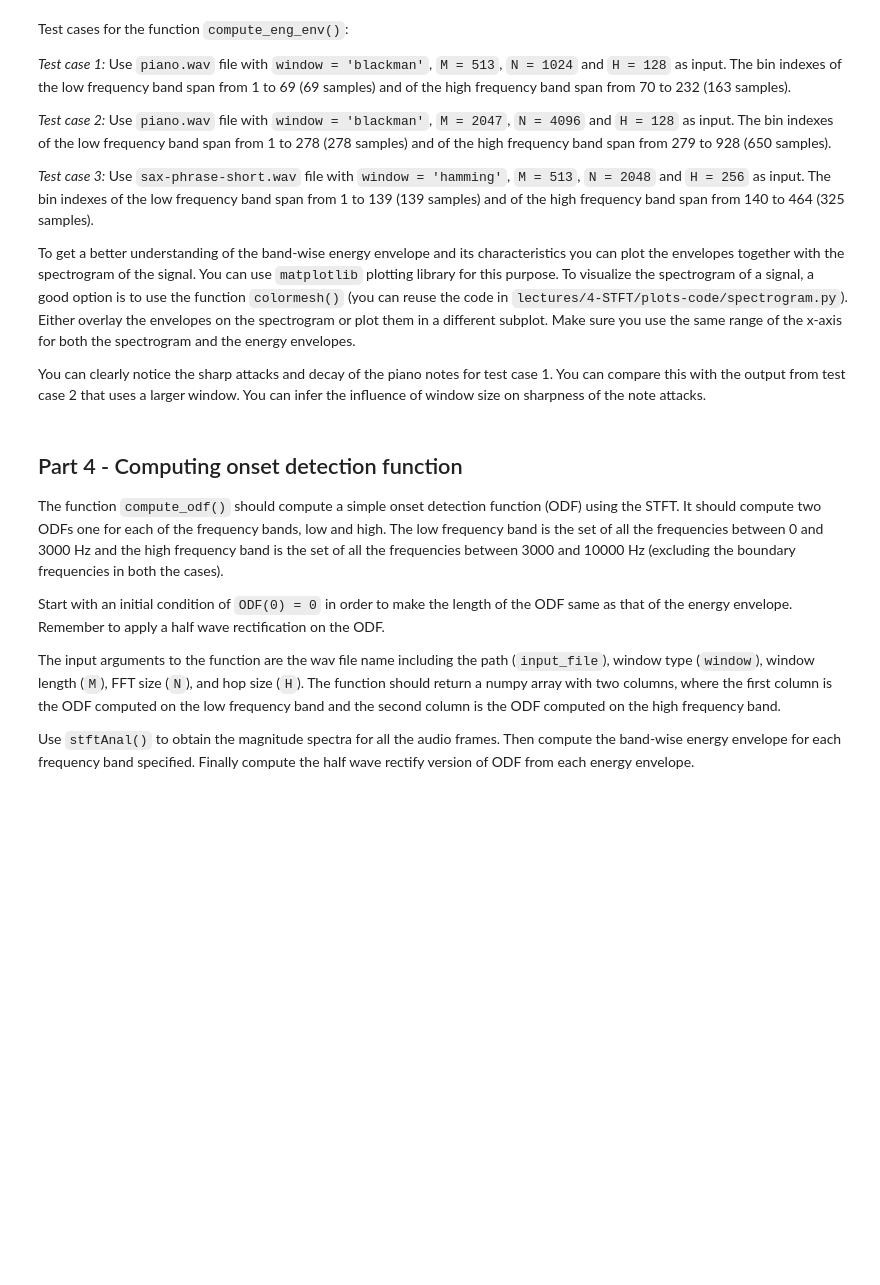
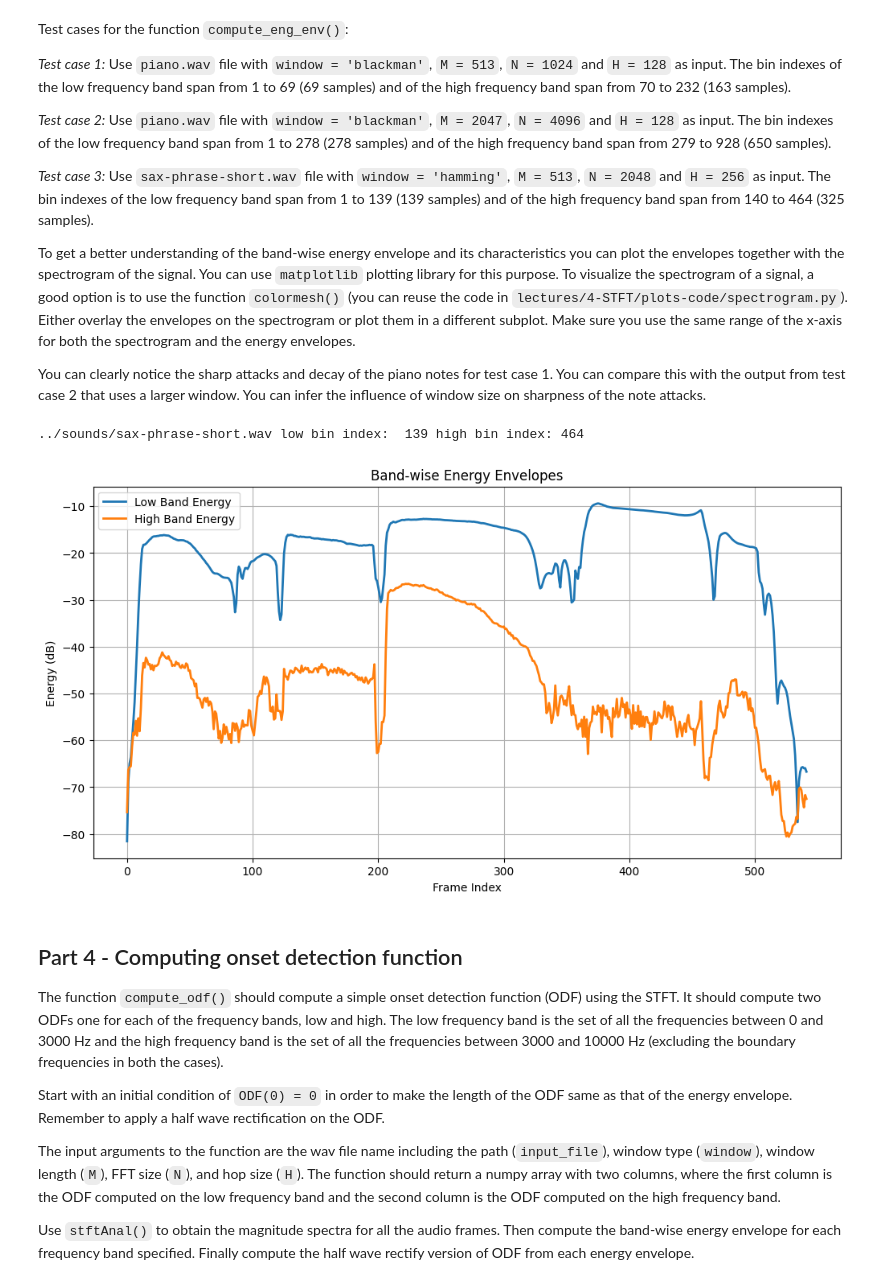
Before and after one commit to inspektral/sms-tools-materials, a Jupyter notebook: exercises/E4-STFT.ipynb, the cells around one changed output. Cells and saved outputs as stored; diff of their text form; code cells hidden in the pictures; blank space fills up the shorter version.

```diff
--- a/exercises/E4-STFT.ipynb
+++ b/exercises/E4-STFT.ipynb
@@ -252,6 +254,22 @@ def compute_eng_env(input_file, window, M, N, H):
     """
 
     ### your code here
+    w = get_window(window, M)
+    fs, x = UF.wavread(input_file)
+
+    xmX, xpX = stft.stftAnal(x, w, N, H)
+
+
+    xmX_mag = 10**(xmX/20)
+
+    k3000 = int(3000*N/fs)
+    k10000 = int(10000*N/fs)
+    print(input_file, "low bin index: ", k3000, "high bin index:", k10000)
+
+    low_energy = 10*np.log10(np.sum(xmX_mag[:, 1:k3000]**2, axis=1))
+    high_energy = 10*np.log10(np.sum(xmX_mag[:, k3000:k10000]**2, axis=1))
+
+    return np.column_stack((low_energy, high_energy))
 # %% [markdown]
 Test cases for the function `compute_eng_env()`:
 
@@ -280,3 +293,24 @@ You can clearly notice the sharp attacks and decay of the piano notes for test c
+# %%
+# E4 - 3.2: Call the function compute_eng_env() and plot the envelopes together with the
+# spectrogram of the signal
+
+### Your code here
+# energy = compute_eng_env("../sounds/piano.wav", 'blackman', 513, 1024, 128)
+# energy = compute_eng_env("../sounds/piano.wav", 'blackman', 2047, 4096, 128)
+energy = compute_eng_env("../sounds/sax-phrase-short.wav", 'blackman', 513, 2048, 256)
+
+plt.figure(figsize=(12, 6))
+plt.plot(energy[:, 0], label="Low Band Energy", linewidth=2)
+plt.plot(energy[:, 1], label="High Band Energy", linewidth=2)
+plt.xlabel('Frame Index')
+plt.ylabel('Energy (dB)')
+plt.title('Band-wise Energy Envelopes')
+plt.legend()
+plt.grid(True)
+plt.show()
+# %% [output]
+../sounds/sax-phrase-short.wav low bin index:  139 high bin index: 464
+[figure, added]
 # %% [markdown]
 ## Part 4 - Computing onset detection function
 
```
Also changed, not shown: parts of 5 cells of this notebook.
